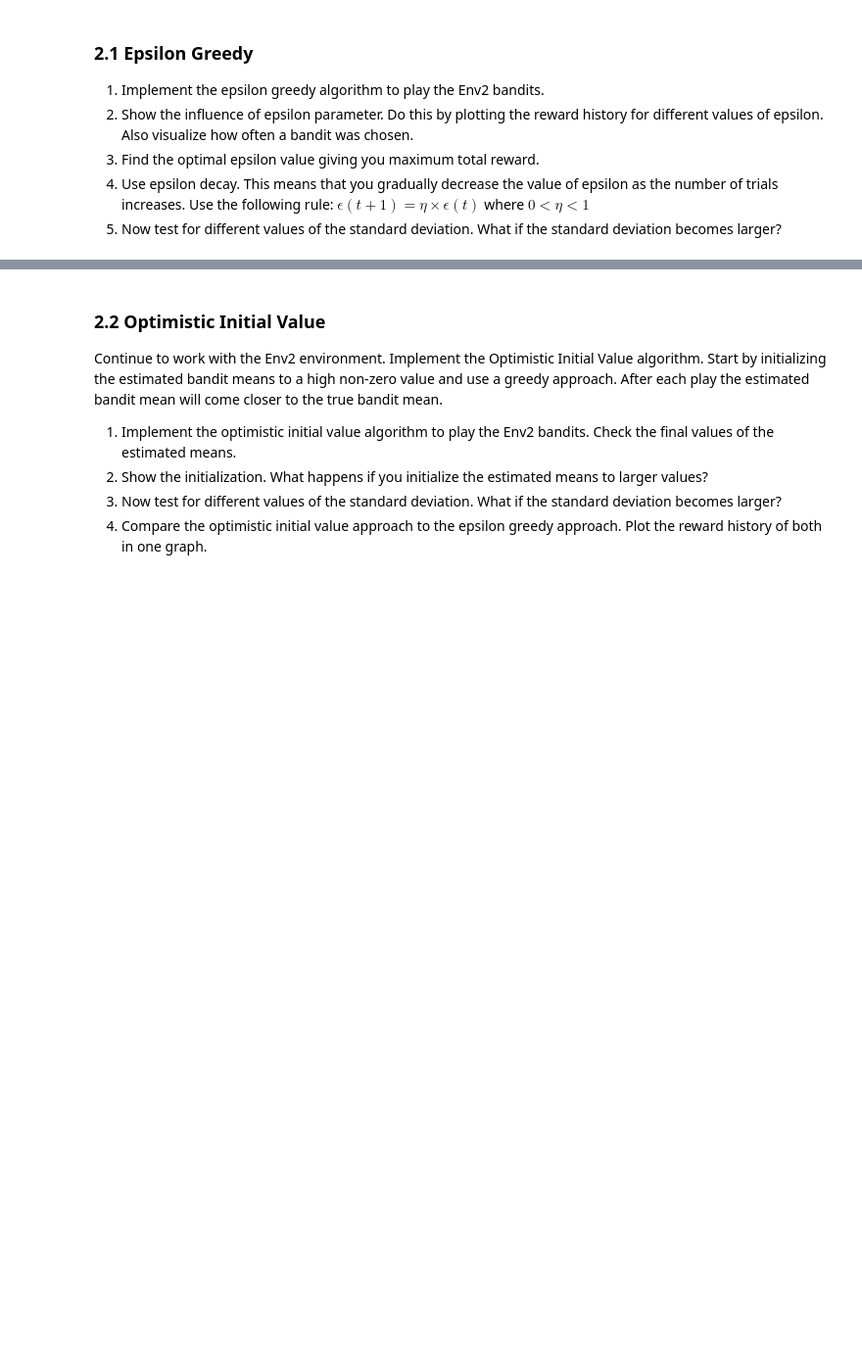
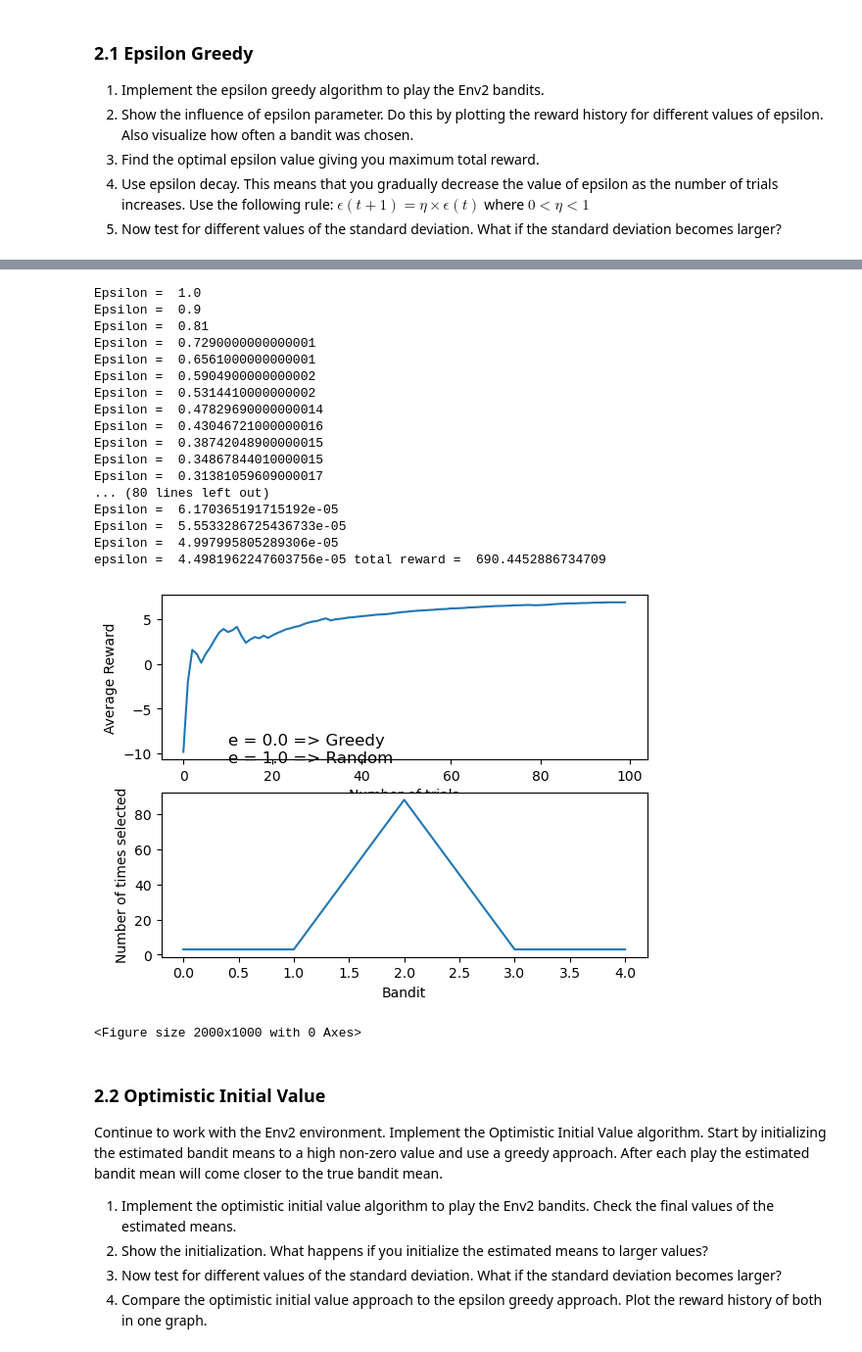
Before and after one commit to RichardVanraes/MAB, a Jupyter notebook: Session_02_Multi_Armed_Bandits_Assignment.ipynb, the cells around one changed output, grey strips where cells are left out. Shown at 98% size. Saved outputs shown, nothing was run; the diff lists cells and outputs as text; code cells hidden in the pictures; blank space fills up the shorter version.

```diff
--- a/Session_02_Multi_Armed_Bandits_Assignment.ipynb
+++ b/Session_02_Multi_Armed_Bandits_Assignment.ipynb
@@ -179,3 +177,74 @@ epsilon =  1.0 total reward =  109.81143948628272
+# %%
+# Epsilon decay
+iterations = 100
+e = 1.0
+decay = 0.9
+Banditcount = len(Env2.means)
+
+
+Bandits = np.zeros(Banditcount)
+means = np.zeros(Banditcount)
+rewards = []
+meanRewards = []
+totalReward = 0
+
+# Play the first 5 actions to set the initial estimated means
+for action in range(Banditcount):
+    reward = Env2.step(action)
+    rewards.append(reward)
+    meanRewards.append(np.mean(rewards))
+    means[action] = reward
+    Bandits[action] = Bandits[action] + 1
+    totalReward = totalReward + reward
+
+for _ in range(iterations-Banditcount):
+    if np.random.random() < e:
+        action = np.random.randint(Banditcount)
+    else:
+        action = np.argmax(means)
+    print('Epsilon = ', e)
+    e = e * decay
+    reward = Env2.step(action)
+    rewards.append(reward)
+    meanRewards.append(np.mean(rewards))
+    Bandits[action] = Bandits[action] + 1
+    means[action] = reward
+    totalReward = totalReward + reward
+print('epsilon = ', e, 'total reward = ', totalReward)
+
+ax1 = plt.subplot(2,1,1)
+plt.plot(meanRewards)
+ax2 = plt.subplot(2,1,2)
+plt.plot(Bandits)
+plt.figure(figsize=(20,10))
+ax1.set_xlabel('Number of trials')
+ax1.set_ylabel('Average Reward')
+ax1.text(10, -9, 'e = 0.0 => Greedy', fontsize=12)
+ax1.text(10, -11, 'e = 1.0 => Random', fontsize=12)
+ax2.set_xlabel('Bandit')
+ax2.set_ylabel('Number of times selected')
+plt.tight_layout(rect=[0, 0.03, 1, 0.95])
+plt.show()
+# %% [output]
+Epsilon =  1.0
+Epsilon =  0.9
+Epsilon =  0.81
+Epsilon =  0.7290000000000001
+Epsilon =  0.6561000000000001
+Epsilon =  0.5904900000000002
+Epsilon =  0.5314410000000002
+Epsilon =  0.47829690000000014
+Epsilon =  0.43046721000000016
+Epsilon =  0.38742048900000015
+Epsilon =  0.34867844010000015
+Epsilon =  0.31381059609000017
+... (80 lines left out)
+Epsilon =  6.170365191715192e-05
+Epsilon =  5.5533286725436733e-05
+Epsilon =  4.997995805289306e-05
+epsilon =  4.4981962247603756e-05 total reward =  690.4452886734709
+[figure, added]
+<Figure size 2000x1000 with 0 Axes>
 # %% [markdown]
 ### 2.2 Optimistic Initial Value
 
```
Also changed, not shown: parts of 4 cells of this notebook.
